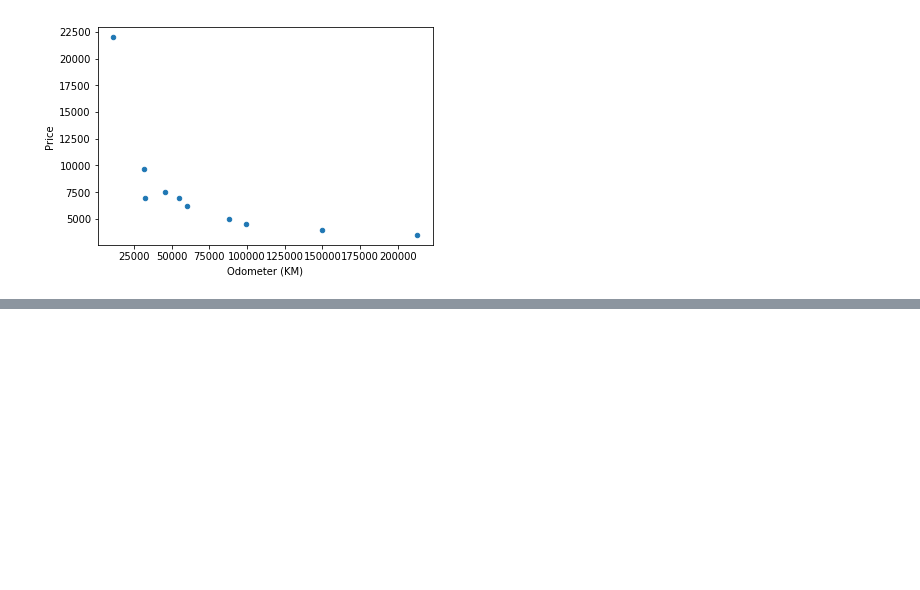
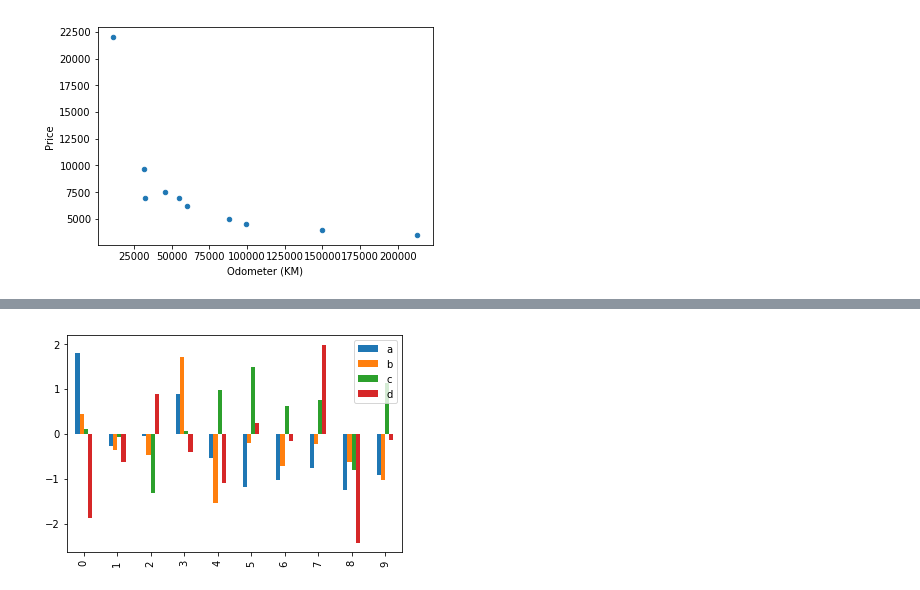
Before and after one commit to aryatomarAI/Machine-learning-and-data-science, a Jupyter notebook: Matplotlib/Introduction-to-matplotlib.ipynb, the cells around one changed output, grey strips where cells are left out. Cells and saved outputs as stored; diff of their text form; code cells hidden in the pictures; blank space fills up the shorter version.

```diff
--- a/Matplotlib/Introduction-to-matplotlib.ipynb
+++ b/Matplotlib/Introduction-to-matplotlib.ipynb
@@ -287,0 +332,4 @@ car_sales.plot(x='Odometer (KM)',y="Price",kind="scatter");
+# %%
+df.plot.bar();
+# %% [output]
+[figure, added]
```
Also changed, not shown: parts of 16 cells of this notebook.
